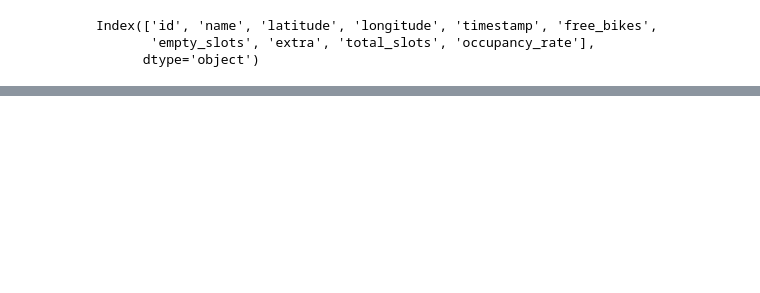
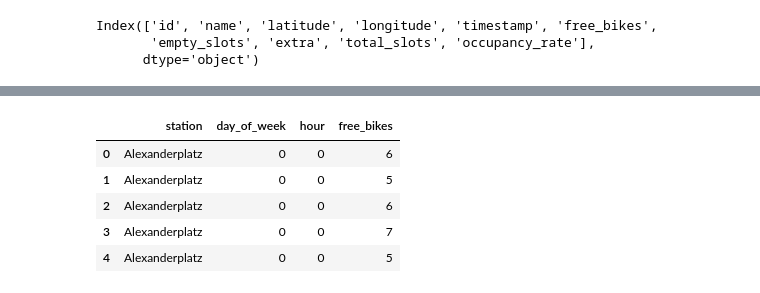
Before and after one commit to LuisaPolicarpo/Berlin-Bike-Sharing, a Jupyter notebook: Berlin_Bike_Sharing.ipynb, the cells around one changed output, grey strips where cells are left out. Drawn from its saved outputs; the diff is of its cells as text; code cells hidden in the pictures; blank space fills up the shorter version.

```diff
--- a/Berlin_Bike_Sharing.ipynb
+++ b/Berlin_Bike_Sharing.ipynb
@@ -134,0 +113,24 @@ Passing `palette` without assigning `hue` is deprecated and will be removed in v
+# %%
+np.random.seed(42)
+stations = ["Alexanderplatz", "Hauptbahnhof", "Friedrichstrasse", "Kreuzberg Gorlitzer", "Prenzlauer Allee"]
+data = []
+
+for station in stations:
+    for day in range(7):
+        for hour in range(24):
+            for _ in range(30):
+                base = 5 + np.sin(hour / 3.0) * 3
+                fluctuation = np.random.normal(0, 1.5)
+                day_effect = -1 if day in [5, 6] else 0
+                bikes = max(0, base + fluctuation + day_effect)
+                data.append([station, day, hour, round(bikes)])
+
+df = pd.DataFrame(data, columns=["station", "day_of_week", "hour", "free_bikes"])
+df.head()
+# %% [output]
+|  | station | day_of_week | hour | free_bikes |
+| 0 | Alexanderplatz | 0 | 0 | 6 |
+| 1 | Alexanderplatz | 0 | 0 | 5 |
+| 2 | Alexanderplatz | 0 | 0 | 6 |
+| 3 | Alexanderplatz | 0 | 0 | 7 |
+| 4 | Alexanderplatz | 0 | 0 | 5 |
```
Also changed, not shown: parts of 14 cells of this notebook.
